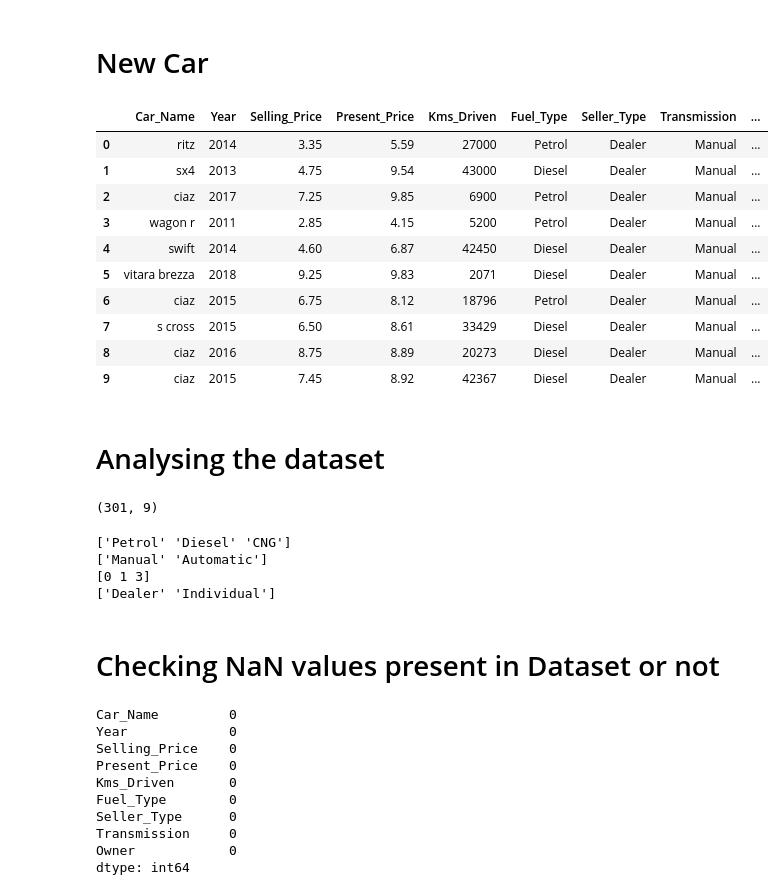
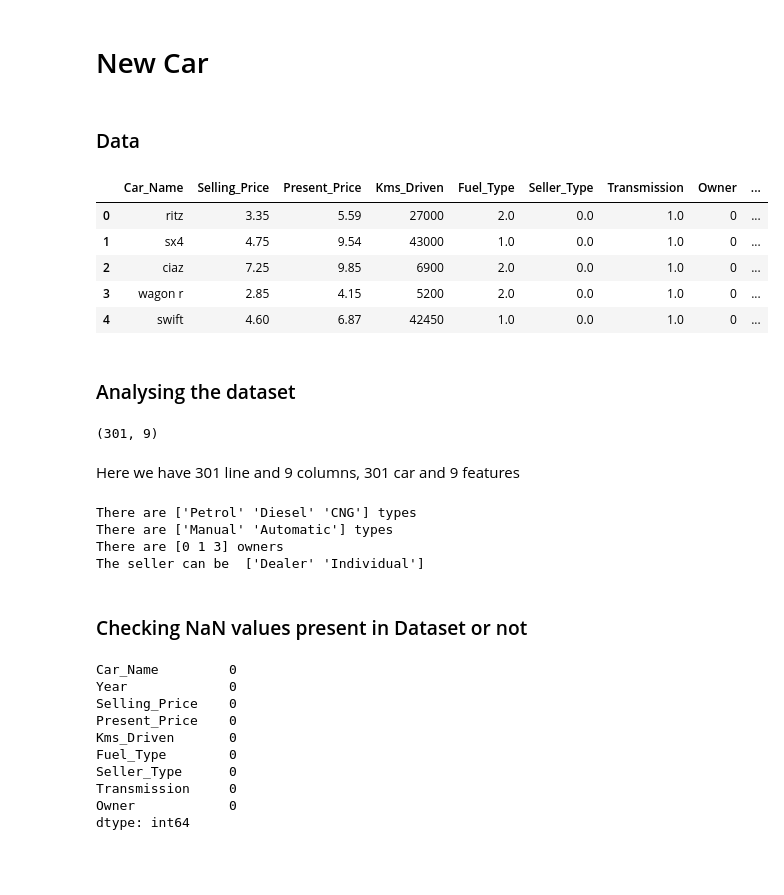
Before and after one commit to hamdain-mazen/New-Car, a Jupyter notebook: new_car.ipynb, the cells around one changed output. Drawn from its saved outputs; the diff is of its cells as text; code cells hidden in the pictures; blank space fills up the shorter version.

```diff
--- a/new_car.ipynb
+++ b/new_car.ipynb
@@ -8,37 +12,37 @@ import matplotlib.pyplot as plt # data viz
+# %% [markdown]
+### Data
 # %%
 df = pd.read_csv('carData.csv')
 # %%
-df.head(10)
+df.head()
 # %% [output]
-|  | Car_Name | Year | Selling_Price | Present_Price | Kms_Driven | Fuel_Type | Seller_Type | Transmission | ... |
-| 0 | ritz | 2014 | 3.35 | 5.59 | 27000 | Petrol | Dealer | Manual | ... |
-| 1 | sx4 | 2013 | 4.75 | 9.54 | 43000 | Diesel | Dealer | Manual | ... |
-| 2 | ciaz | 2017 | 7.25 | 9.85 | 6900 | Petrol | Dealer | Manual | ... |
-| 3 | wagon r | 2011 | 2.85 | 4.15 | 5200 | Petrol | Dealer | Manual | ... |
-| 4 | swift | 2014 | 4.60 | 6.87 | 42450 | Diesel | Dealer | Manual | ... |
-| 5 | vitara brezza | 2018 | 9.25 | 9.83 | 2071 | Diesel | Dealer | Manual | ... |
-| 6 | ciaz | 2015 | 6.75 | 8.12 | 18796 | Petrol | Dealer | Manual | ... |
-| 7 | s cross | 2015 | 6.50 | 8.61 | 33429 | Diesel | Dealer | Manual | ... |
-| 8 | ciaz | 2016 | 8.75 | 8.89 | 20273 | Diesel | Dealer | Manual | ... |
-| 9 | ciaz | 2015 | 7.45 | 8.92 | 42367 | Diesel | Dealer | Manual | ... |
+|  | Car_Name | Selling_Price | Present_Price | Kms_Driven | Fuel_Type | Seller_Type | Transmission | Owner | ... |
+| 0 | ritz | 3.35 | 5.59 | 27000 | 2.0 | 0.0 | 1.0 | 0 | ... |
+| 1 | sx4 | 4.75 | 9.54 | 43000 | 1.0 | 0.0 | 1.0 | 0 | ... |
+| 2 | ciaz | 7.25 | 9.85 | 6900 | 2.0 | 0.0 | 1.0 | 0 | ... |
+| 3 | wagon r | 2.85 | 4.15 | 5200 | 2.0 | 0.0 | 1.0 | 0 | ... |
+| 4 | swift | 4.60 | 6.87 | 42450 | 1.0 | 0.0 | 1.0 | 0 | ... |
 # %% [markdown]
-# Analysing the dataset
+### Analysing the dataset
 # %%
 df.shape # here we investigate the shape of our datset Return a tuple representing the dimensionality of the DataFrame.
 # %% [output]
 (301, 9)
+# %% [markdown]
+Here we have 301 line and 9 columns, 301 car and 9 features
 # %%
-print(df['Fuel_Type'].unique())
-print(df['Transmission'].unique())
-print(df['Owner'].unique())
-print(df['Seller_Type'].unique())
+# More inviestigations
+print("There are" , df['Fuel_Type'].unique(), "types")
+print("There are", df['Transmission'].unique(),"types")
+print("There are",df['Owner'].unique(), "owners")
+print("The seller can be ", df['Seller_Type'].unique())
 # %% [output]
-['Petrol' 'Diesel' 'CNG']
-['Manual' 'Automatic']
-[0 1 3]
-['Dealer' 'Individual']
+There are ['Petrol' 'Diesel' 'CNG'] types
+There are ['Manual' 'Automatic'] types
+There are [0 1 3] owners
+The seller can be  ['Dealer' 'Individual']
 # %% [markdown]
-# Checking NaN values present in Dataset or not
+### Checking NaN values present in Dataset or not
 # %%
 #check NaN values
 df.isnull().sum()
```
Also changed, not shown: parts of 90 cells of this notebook.
